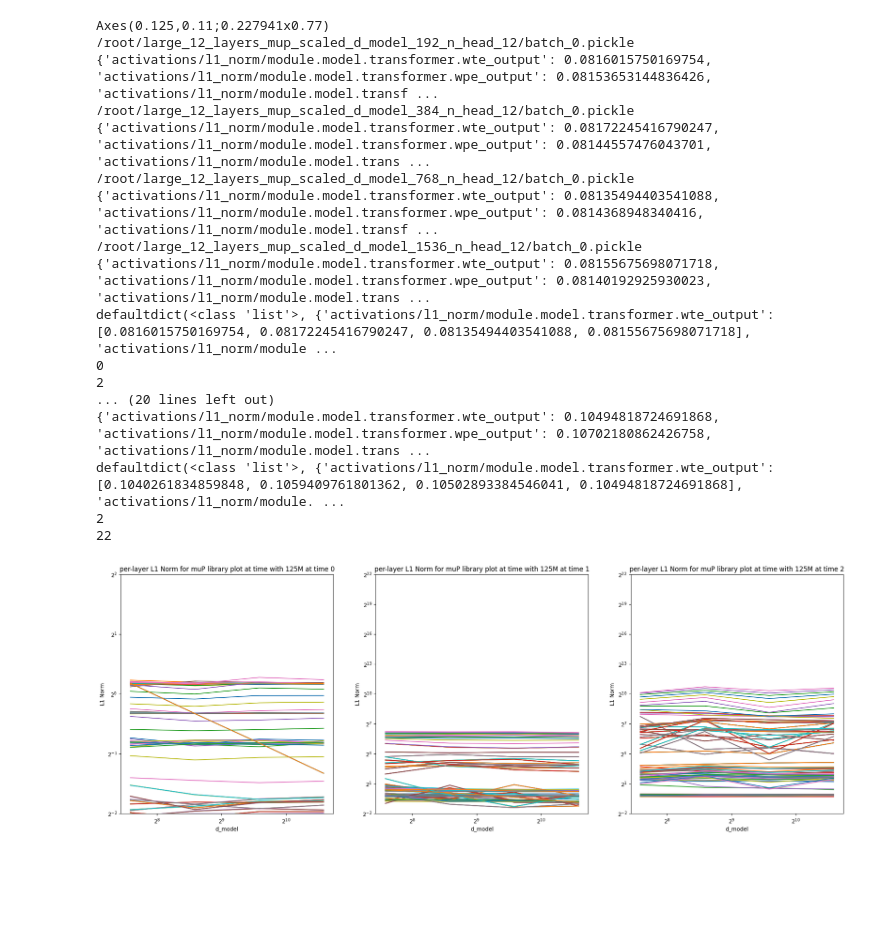
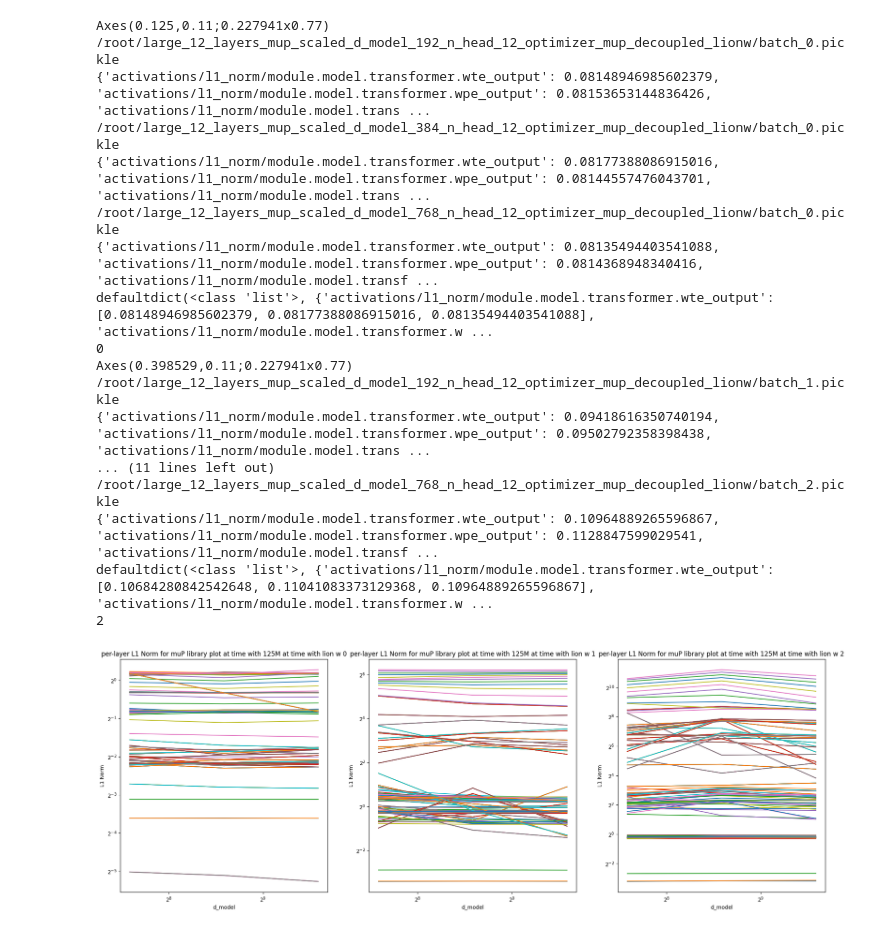
Before and after one commit to mosaicml/examples, a Jupyter notebook: examples/llm/mup_debug_activations.ipynb, the cells around one changed output. Drawn from its saved outputs; the diff is of its cells as text; code cells hidden in the pictures; blank space fills up the shorter version.

Commit message:
add lionw optimizer

```diff
--- a/examples/llm/mup_debug_activations.ipynb
+++ b/examples/llm/mup_debug_activations.ipynb
@@ -11,7 +11,7 @@ from matplotlib import cm
 from collections import defaultdict
 import os
 
-def plot_function(base_string, title, is_mup, max_time=3, d_models=[256, 512, 1024, 2048], n_heads=[16], include_only=None, legend=True, y_maxes=None):
+def plot_function(base_string, title, is_mup, max_time=3, d_models=[256, 512, 1024, 2048], n_heads=[16], optimizer="", include_only=None, legend=True, y_maxes=None):
 
 
     fig, axs = plt.subplots(nrows=1, ncols=max_time, figsize=(8 * max_time, 8))
@@ -21,7 +21,7 @@ def plot_function(base_string, title, is_mup, max_time=3, d_models=[256, 512, 10
 
         for d_model in d_models:
             for n_head in n_heads:
-                activation_json_file = os.path.join(base_string.format(d_model, n_head), f"batch_{time_step}.pickle")
+                activation_json_file = os.path.join(base_string.format(d_model, n_head, optimizer), f"batch_{time_step}.pickle")
 
                # Open the JSON file
                 with open(activation_json_file, "rb") as f:
@@ -99,23 +99,23 @@ defaultdict(<class 'list'>, {'activations/l1_norm/module.model.transformer.wte_o
 [figure]
 # %%
-plot_function("/root/large_12_layers_mup_scaled_d_model_{}_n_head_{}", "per-layer L1 Norm for muP library plot at time with 125M at time {}", d_models=[192, 384, 768, 1536], n_heads=[12],  is_mup=True, legend=False)
+plot_function("/root/large_12_layers_mup_scaled_d_model_{}_n_head_{}_optimizer_{}", "per-layer L1 Norm for muP library plot at time with 125M at time with lion w {}", d_models=[192, 384, 768], n_heads=[12],  optimizer="mup_decoupled_lionw", is_mup=True, legend=False)
 # %% [output]
 Axes(0.125,0.11;0.227941x0.77)
-/root/large_12_layers_mup_scaled_d_model_192_n_head_12/batch_0.pickle
-{'activations/l1_norm/module.model.transformer.wte_output': 0.0816015750169754, 'activations/l1_norm/module.model.transformer.wpe_output': 0.08153653144836426, 'activations/l1_norm/module.model.transf ...
-/root/large_12_layers_mup_scaled_d_model_384_n_head_12/batch_0.pickle
-{'activations/l1_norm/module.model.transformer.wte_output': 0.08172245416790247, 'activations/l1_norm/module.model.transformer.wpe_output': 0.08144557476043701, 'activations/l1_norm/module.model.trans ...
-/root/large_12_layers_mup_scaled_d_model_768_n_head_12/batch_0.pickle
+/root/large_12_layers_mup_scaled_d_model_192_n_head_12_optimizer_mup_decoupled_lionw/batch_0.pickle
+{'activations/l1_norm/module.model.transformer.wte_output': 0.08148946985602379, 'activations/l1_norm/module.model.transformer.wpe_output': 0.08153653144836426, 'activations/l1_norm/module.model.trans ...
+/root/large_12_layers_mup_scaled_d_model_384_n_head_12_optimizer_mup_decoupled_lionw/batch_0.pickle
+{'activations/l1_norm/module.model.transformer.wte_output': 0.08177388086915016, 'activations/l1_norm/module.model.transformer.wpe_output': 0.08144557476043701, 'activations/l1_norm/module.model.trans ...
+/root/large_12_layers_mup_scaled_d_model_768_n_head_12_optimizer_mup_decoupled_lionw/batch_0.pickle
 {'activations/l1_norm/module.model.transformer.wte_output': 0.08135494403541088, 'activations/l1_norm/module.model.transformer.wpe_output': 0.0814368948340416, 'activations/l1_norm/module.model.transf ...
-/root/large_12_layers_mup_scaled_d_model_1536_n_head_12/batch_0.pickle
-{'activations/l1_norm/module.model.transformer.wte_output': 0.08155675698071718, 'activations/l1_norm/module.model.transformer.wpe_output': 0.08140192925930023, 'activations/l1_norm/module.model.trans ...
-defaultdict(<class 'list'>, {'activations/l1_norm/module.model.transformer.wte_output': [0.0816015750169754, 0.08172245416790247, 0.08135494403541088, 0.08155675698071718], 'activations/l1_norm/module ...
+defaultdict(<class 'list'>, {'activations/l1_norm/module.model.transformer.wte_output': [0.08148946985602379, 0.08177388086915016, 0.08135494403541088], 'activations/l1_norm/module.model.transformer.w ...
 0
+Axes(0.398529,0.11;0.227941x0.77)
+/root/large_12_layers_mup_scaled_d_model_192_n_head_12_optimizer_mup_decoupled_lionw/batch_1.pickle
+{'activations/l1_norm/module.model.transformer.wte_output': 0.09418616350740194, 'activations/l1_norm/module.model.transformer.wpe_output': 0.09502792358398438, 'activations/l1_norm/module.model.trans ...
+... (11 lines left out)
+/root/large_12_layers_mup_scaled_d_model_768_n_head_12_optimizer_mup_decoupled_lionw/batch_2.pickle
+{'activations/l1_norm/module.model.transformer.wte_output': 0.10964889265596867, 'activations/l1_norm/module.model.transformer.wpe_output': 0.1128847599029541, 'activations/l1_norm/module.model.transf ...
+defaultdict(<class 'list'>, {'activations/l1_norm/module.model.transformer.wte_output': [0.10684280842542648, 0.11041083373129368, 0.10964889265596867], 'activations/l1_norm/module.model.transformer.w ...
 2
-... (20 lines left out)
-{'activations/l1_norm/module.model.transformer.wte_output': 0.10494818724691868, 'activations/l1_norm/module.model.transformer.wpe_output': 0.10702180862426758, 'activations/l1_norm/module.model.trans ...
-defaultdict(<class 'list'>, {'activations/l1_norm/module.model.transformer.wte_output': [0.1040261834859848, 0.1059409761801362, 0.10502893384546041, 0.10494818724691868], 'activations/l1_norm/module. ...
-2
-22
-[figure, old version]
+[figure, new version]
 # %%
```
Also changed, not shown: parts of 3 cells of this notebook, 3 other files.
